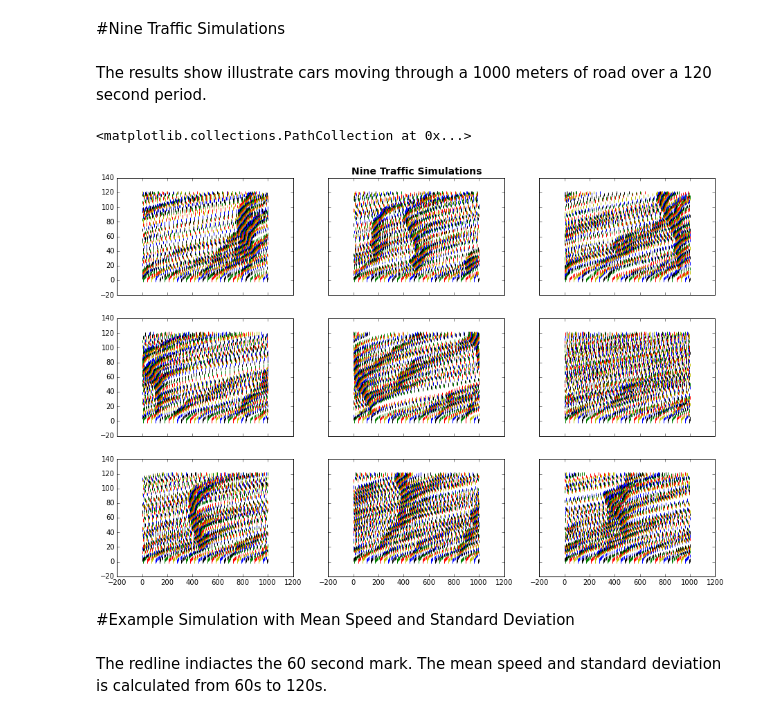
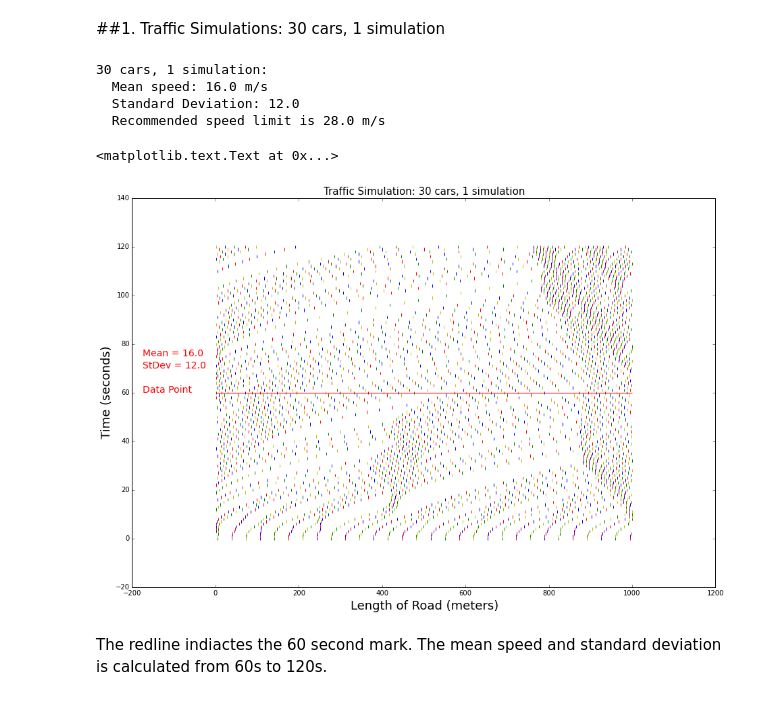
Before and after one commit to tiyd-python-2015-05/traffic-simulation, a Jupyter notebook: traffic_sims.ipynb, the cells around one changed output. Drawn from its saved outputs; the diff is of its cells as text; code cells hidden in the pictures.

```diff
--- a/traffic_sims.ipynb
+++ b/traffic_sims.ipynb
@@ -7,6 +11,4 @@ import matplotlib.pyplot as plt
 # %%
 %matplotlib inline
 # %% [markdown]
-#Nine Traffic Simulations
+##1. Traffic Simulations: 30 cars, 1 simulation
-# %% [markdown]
-The results show illustrate cars moving through a 1000 meters of road over a 120 second period.
@@ -15,22 +15,37 @@ nine_simulations = n_simulations(9)
-# %%
-f, ((ax1, ax2, ax3), (ax4, ax5, ax6), (ax7, ax8, ax9)) = plt.subplots(3, 3, sharex='col', sharey='row')
-plt.subplots_adjust(left=18, right=20, top=20, bottom=18)
-y = [[i]*30 for i in range(121)]
-x = [nine_simulations[i][0] for i in range(9)]
-ax2.set_title('Nine Traffic Simulations', fontsize=20, fontweight='bold')
-ax1.scatter(x[0], y, marker="|", c=['g', 'r', 'y', 'b', 'k'])
-ax2.scatter(x[1], y, marker="|", c=['g', 'r', 'y', 'b', 'k'])
-ax3.scatter(x[2], y, marker="|", c=['g', 'r', 'y', 'b', 'k'])
-ax4.scatter(x[3], y, marker="|", c=['g', 'r', 'y', 'b', 'k'])
-ax5.scatter(x[4], y, marker="|", c=['g', 'r', 'y', 'b', 'k'])
-ax6.scatter(x[5], y, marker="|", c=['g', 'r', 'y', 'b', 'k'])
-ax7.scatter(x[6], y, marker="|", c=['g', 'r', 'y', 'b', 'k'])
-ax8.scatter(x[7], y, marker="|", c=['g', 'r', 'y', 'b', 'k'])
-ax9.scatter(x[8], y, marker="|", c=['g', 'r', 'y', 'b', 'k'])
-# %% [output]
-<matplotlib.collections.PathCollection at 0x...>
-[figure, removed]
-# %% [markdown]
-#Example Simulation with Mean Speed and Standard Deviation
+# %%
+#Setting car and simulation variables.
+num_cars = 30
+num_simulations = 1
+
+#Calculating the mean speeds and standard deviation.
+one_simulation = n_simulations(num_simulations, num_cars)
+speed_of_one = [one_simulation[i][1][61:] for i in range(len(one_simulation))]
+mean_speed_one = [np.mean(speed_of_one[i]) for i in range(len(speed_of_one))]
+stdev_of_one = [np.std(speed_of_one[i]) for i in range(len(speed_of_one))]
+print("{} cars, {} simulation:".format(num_cars, num_simulations))
+print("  Mean speed: {} m/s".format(round(np.mean(mean_speed_one))))
+print("  Standard Deviation: {}".format(round(np.mean(stdev_of_one))))
+print("  Recommended speed limit is {} m/s"\
+      .format(round(np.mean(mean_speed_one) + (round(np.mean(stdev_of_one))))))
+
+##Scatter plot using plt.scatter
+x = one_simulation[0][0]
+y = [[i]*num_cars for i in range(121)]
+plt.subplots_adjust(left=18, right=20, top=20, bottom=18)
+plt.scatter(x, y, marker="|", c=['g', 'r', 'y', 'b'])
+plt.xlabel("Length of Road (meters)", fontsize=18)
+plt.ylabel("Time (seconds)", fontsize=18)
+plt.title("Traffic Simulation: {} cars, {} simulation".format(num_cars, num_simulations), fontsize=15)
+plt.hlines(60, 0, 1000, color='r')
+plt.text(-175, 75, "Mean = {}".format(round(np.mean(mean_speed_one))), color='r', fontsize=14)
+plt.text(-175, 70, "StDev = {}".format(round(np.mean(stdev_of_one))), color='r', fontsize=14)
+plt.text(-175, 60, "Data Point", color='r', fontsize=14)
+# %% [output]
+30 cars, 1 simulation:
+  Mean speed: 16.0 m/s
+  Standard Deviation: 12.0
+  Recommended speed limit is 28.0 m/s
+<matplotlib.text.Text at 0x...>
+[figure, added]
 # %% [markdown]
 The redline indiactes the 60 second mark. The mean speed and standard deviation is calculated from 60s to 120s.
```
Also changed, not shown: parts of 38 cells of this notebook.
